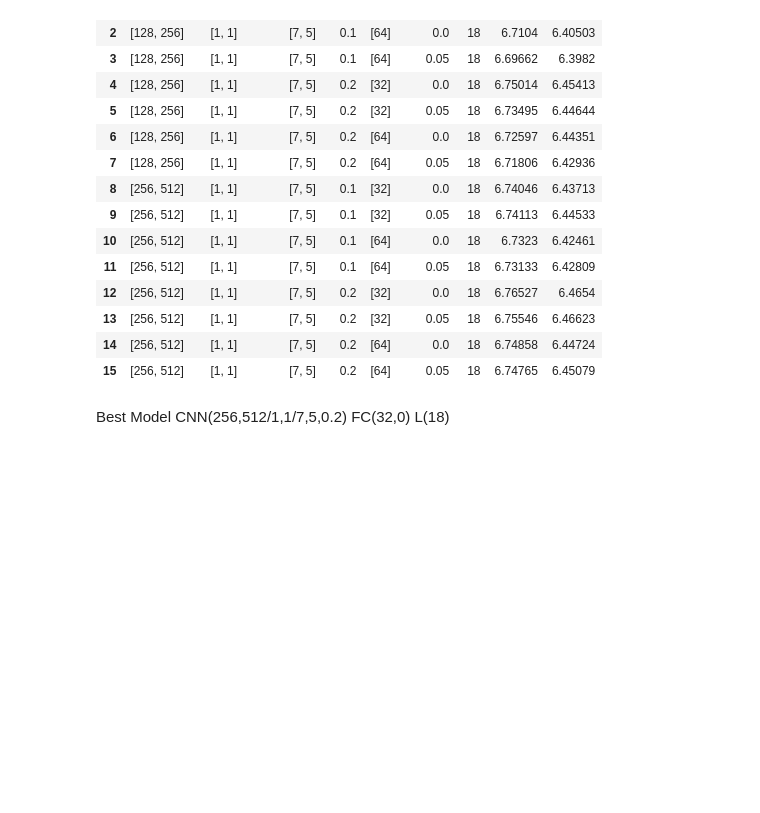
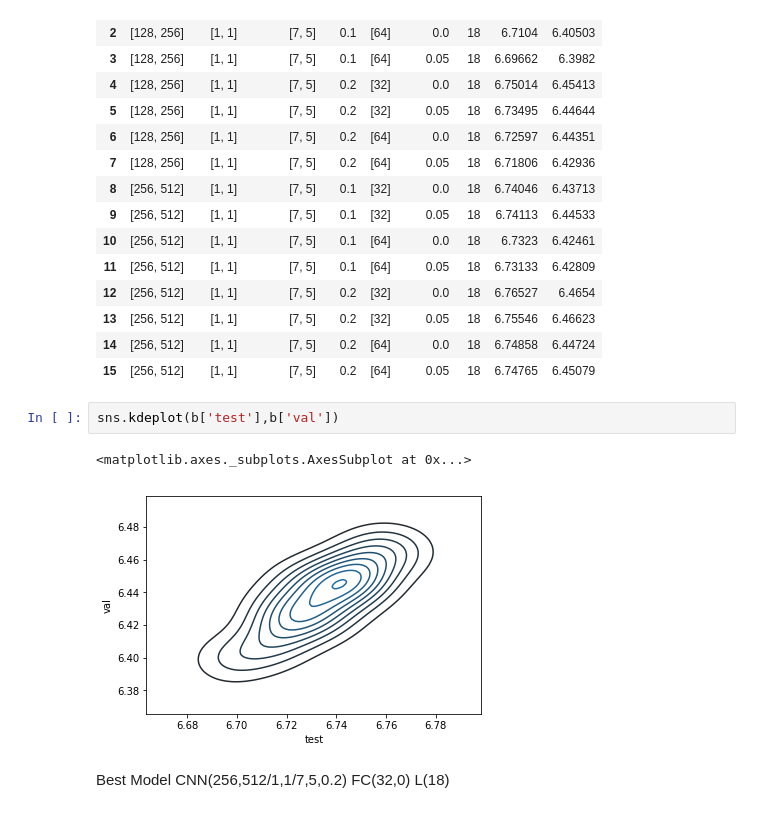
Before and after one commit to bejar/Wind, a Jupyter notebook: Notebooks/ParameterTunningCNNs2s.ipynb, the cells around one changed output. Drawn from its saved outputs; the diff is of its cells as text; blank space fills up the shorter version.

```diff
--- a/Notebooks/ParameterTunningCNNs2s.ipynb
+++ b/Notebooks/ParameterTunningCNNs2s.ipynb
@@ -200,6 +220,11 @@ b.style.highlight_max()
 | 13 | [256, 512] | [1, 1] | [7, 5] | 0.2 | [32] | 0.05 | 18 | 6.75546 | 6.46623 |
 | 14 | [256, 512] | [1, 1] | [7, 5] | 0.2 | [64] | 0.0 | 18 | 6.74858 | 6.44724 |
 | 15 | [256, 512] | [1, 1] | [7, 5] | 0.2 | [64] | 0.05 | 18 | 6.74765 | 6.45079 |
+# %%
+sns.kdeplot(b['test'],b['val'])
+# %% [output]
+<matplotlib.axes._subplots.AxesSubplot at 0x...>
+[figure, added]
 # %% [markdown]
 Best Model CNN(256,512/1,1/7,5,0.2) FC(32,0) L(18)
 # %% [markdown]
```
Also changed, not shown: parts of 23 cells of this notebook, 3 other files.
